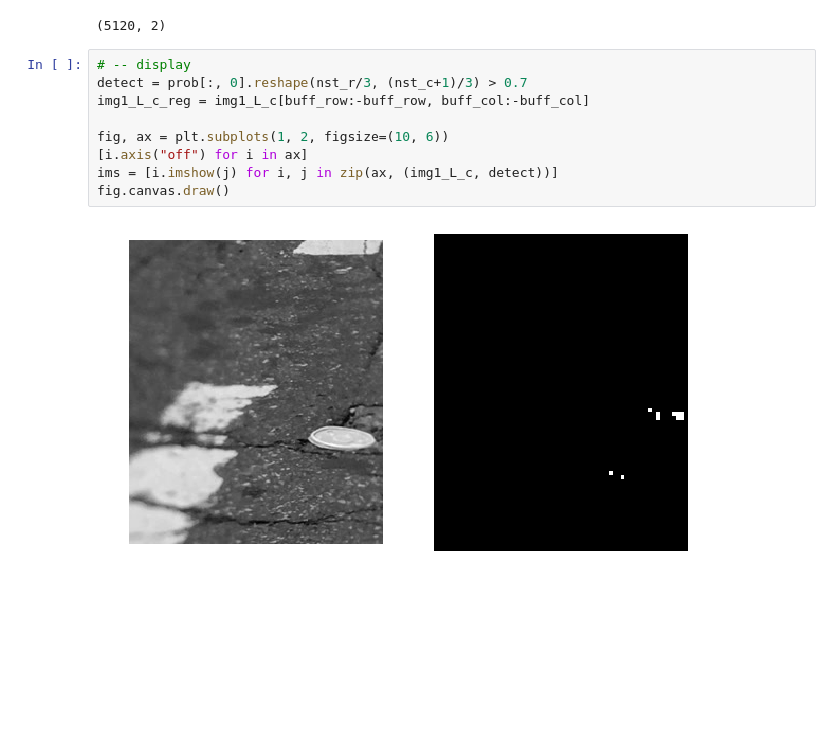
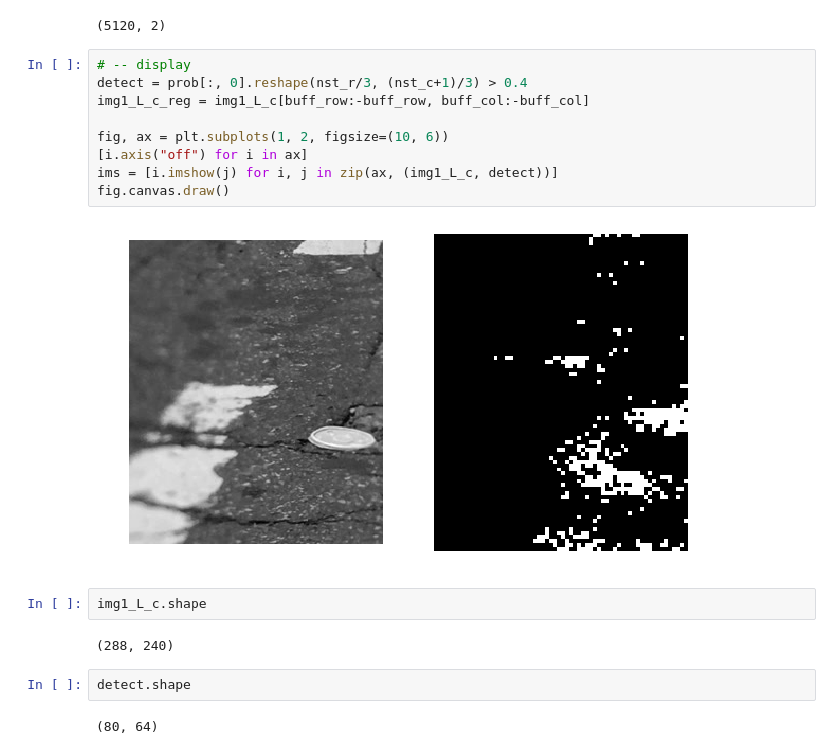
Before and after one commit to gperrin12/bike_lane_pothole_cv_detection, a Jupyter notebook: neural_networks_defect_detection_111517_GTP.ipynb, the cells around one changed output. Cells and saved outputs as stored; diff of their text form; blank space fills up the shorter version.

```diff
--- a/neural_networks_defect_detection_111517_GTP.ipynb
+++ b/neural_networks_defect_detection_111517_GTP.ipynb
@@ -417,12 +413,20 @@ prob.shape
 (5120, 2)
 # %%
 # -- display
-detect = prob[:, 0].reshape(nst_r/3, (nst_c+1)/3) > 0.7
+detect = prob[:, 0].reshape(nst_r/3, (nst_c+1)/3) > 0.4
 img1_L_c_reg = img1_L_c[buff_row:-buff_row, buff_col:-buff_col]
 
 fig, ax = plt.subplots(1, 2, figsize=(10, 6))
 [i.axis("off") for i in ax]
 ims = [i.imshow(j) for i, j in zip(ax, (img1_L_c, detect))]
 fig.canvas.draw()
 # %% [output]
-[figure, old version]
+[figure, new version]
+# %%
+img1_L_c.shape
+# %% [output]
+(288, 240)
+# %%
+detect.shape
+# %% [output]
+(80, 64)
```
Also changed, not shown: parts of 2 cells of this notebook.
